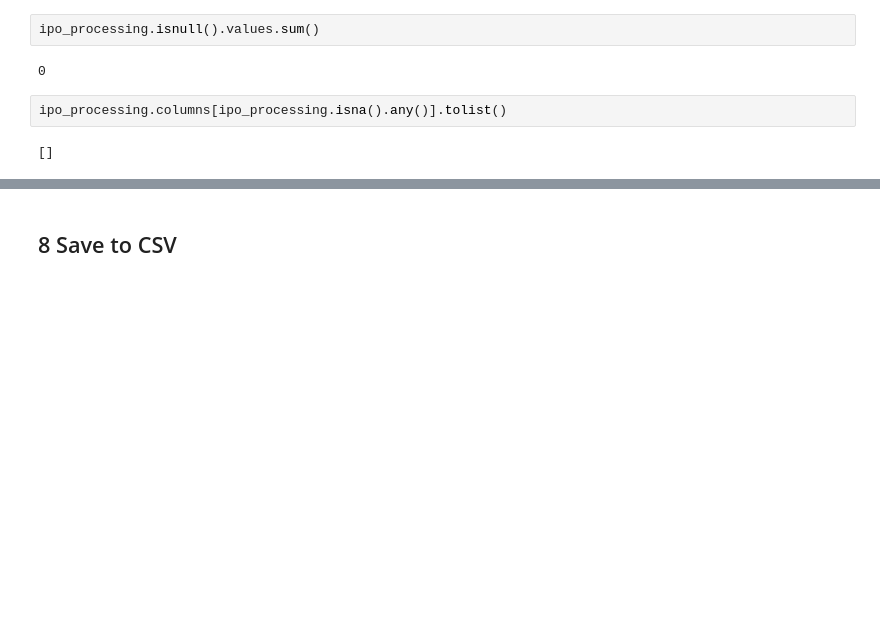
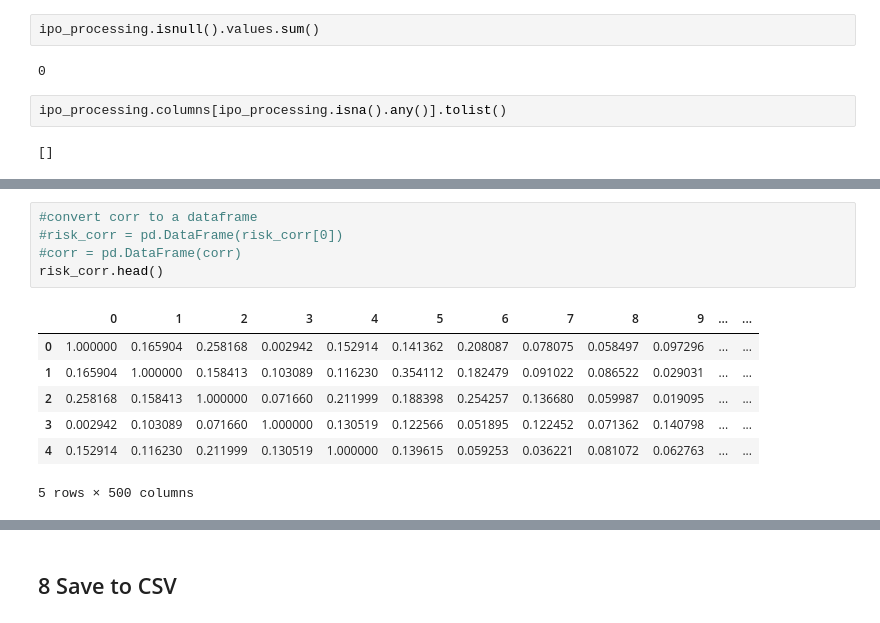
Before and after one commit to mariembelhajali/-Ipo-prediction-, a Jupyter notebook: project_preprocessing.ipynb, the cells around one changed output, grey strips where cells are left out. Cells and saved outputs as stored; diff of their text form; blank space fills up the shorter version.

```diff
--- a/project_preprocessing.ipynb
+++ b/project_preprocessing.ipynb
@@ -598,0 +780,13 @@ ipo_processing.columns[ipo_processing.isna().any()].tolist()
+# %%
+#convert corr to a dataframe
+#risk_corr = pd.DataFrame(risk_corr[0])
+#corr = pd.DataFrame(corr)
+risk_corr.head()
+# %% [output]
+|  | 0 | 1 | 2 | 3 | 4 | 5 | 6 | 7 | 8 | 9 | ... | ... |
+| 0 | 1.000000 | 0.165904 | 0.258168 | 0.002942 | 0.152914 | 0.141362 | 0.208087 | 0.078075 | 0.058497 | 0.097296 | ... | ... |
+| 1 | 0.165904 | 1.000000 | 0.158413 | 0.103089 | 0.116230 | 0.354112 | 0.182479 | 0.091022 | 0.086522 | 0.029031 | ... | ... |
+| 2 | 0.258168 | 0.158413 | 1.000000 | 0.071660 | 0.211999 | 0.188398 | 0.254257 | 0.136680 | 0.059987 | 0.019095 | ... | ... |
+| 3 | 0.002942 | 0.103089 | 0.071660 | 1.000000 | 0.130519 | 0.122566 | 0.051895 | 0.122452 | 0.071362 | 0.140798 | ... | ... |
+| 4 | 0.152914 | 0.116230 | 0.211999 | 0.130519 | 1.000000 | 0.139615 | 0.059253 | 0.036221 | 0.081072 | 0.062763 | ... | ... |
+5 rows × 500 columns
```
Also changed, not shown: parts of 52 cells of this notebook, 5 other files.
